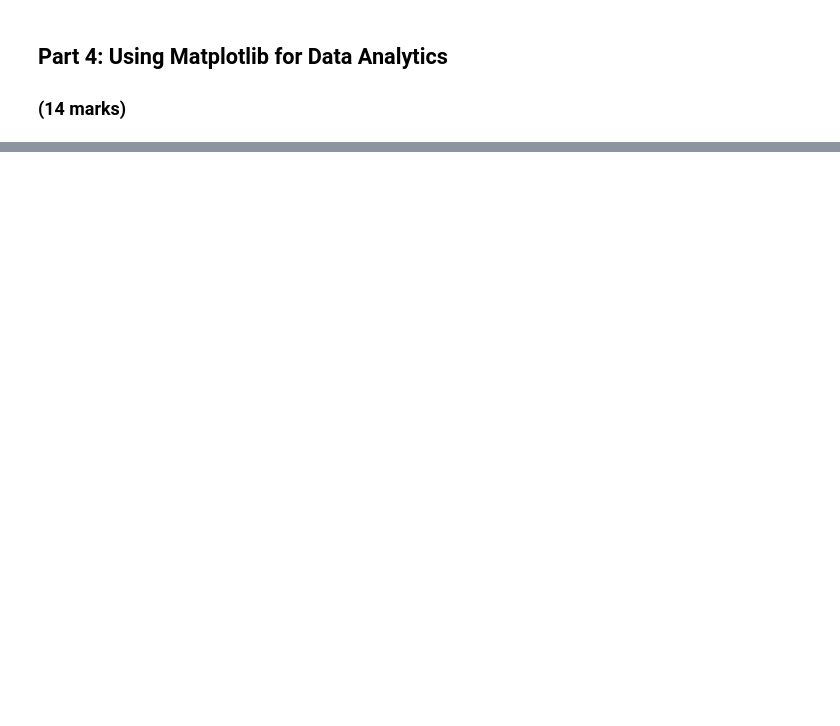
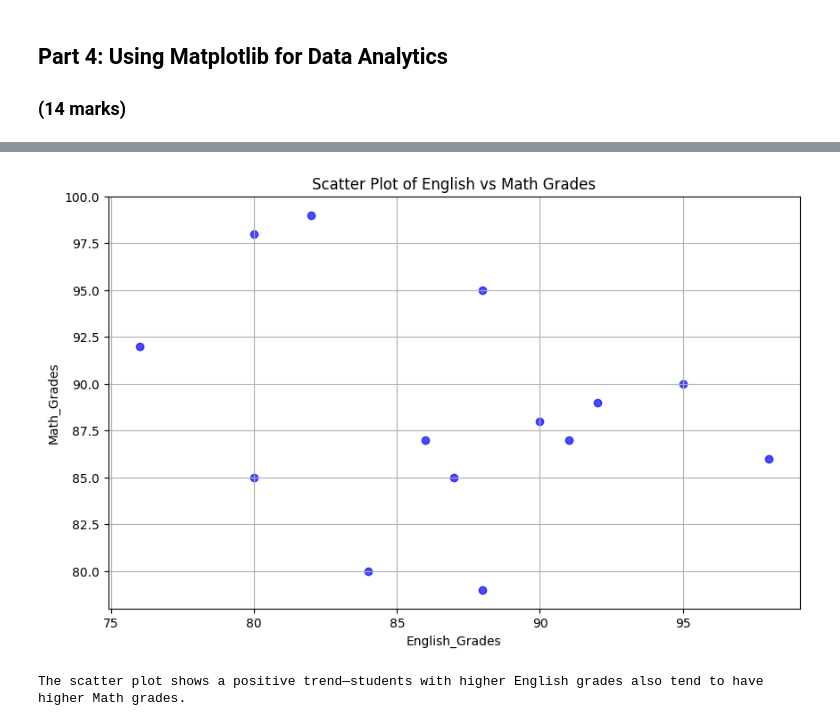
Before and after one commit to ZohrehMejrisazanoosi/engg680_2024_fall, a Jupyter notebook: Lab_Assignment1/StudentGradeManagementSystem.ipynb, the cells around one changed output, grey strips where cells are left out. Cells and saved outputs as stored; diff of their text form; code cells hidden in the pictures; blank space fills up the shorter version.

```diff
--- a/Lab_Assignment1/StudentGradeManagementSystem.ipynb
+++ b/Lab_Assignment1/StudentGradeManagementSystem.ipynb
@@ -450,23 +479,31 @@ plt.show()
 # %%
 # Let's also use matplotlib to display a scatter plot of English vs. Math grades
 # Scatter plots are useful for seeing the relationship between two variables
 plt.figure(figsize=(10, 6))
 
 # Step 1: Use .scatter(x_data, y_data) to create a scatter plot using the English grades on the x-axis, and Math grades on the y-axis
 # (2 mark)
-#
+plt.scatter(df_studentGrades['englishGrade'], df_studentGrades['mathGrade'], color='blue', alpha=0.7)
 
 # Step 1: Properly label the x and y axes as well as the title of your plot.
 # (3 marks)
-#
+# Adding labels and title
+plt.title('Scatter Plot of English vs Math Grades')
+plt.xlabel('English_Grades')
+plt.ylabel('Math_Grades')
 plt.grid(True)
+#plt.show()
 
 # Step 2: Output an image file for the scatter plot with a descriptive file name
 # (1 mark)
 #
-
+plt.savefig("English_vs_Math_Grades_Distribution.png", transparent=True)
 plt.show()
+# %% [output]
+[figure, added]
 # %%
 # From the scatter plot, is there a relationship between the Math and English grades?
 # (1 mark)
-#
+print("The scatter plot shows a positive trend—students with higher English grades also tend to have higher Math grades.")
+# %% [output]
+The scatter plot shows a positive trend—students with higher English grades also tend to have higher Math grades.
```
Also changed, not shown: parts of 6 cells of this notebook.
